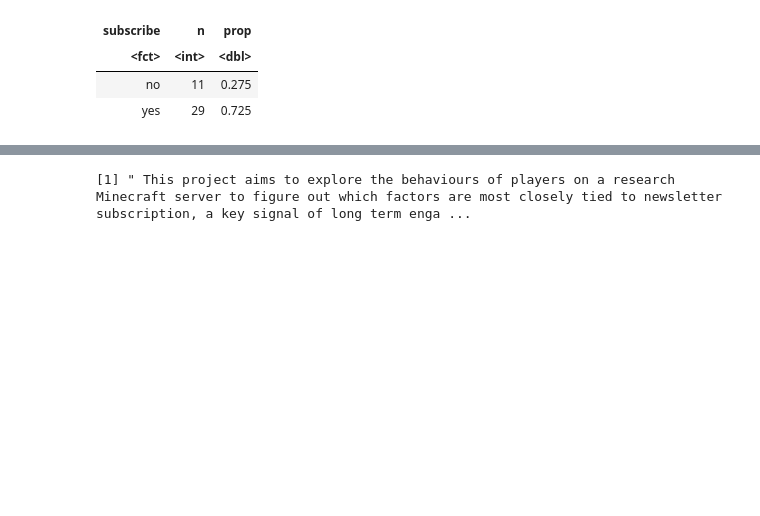
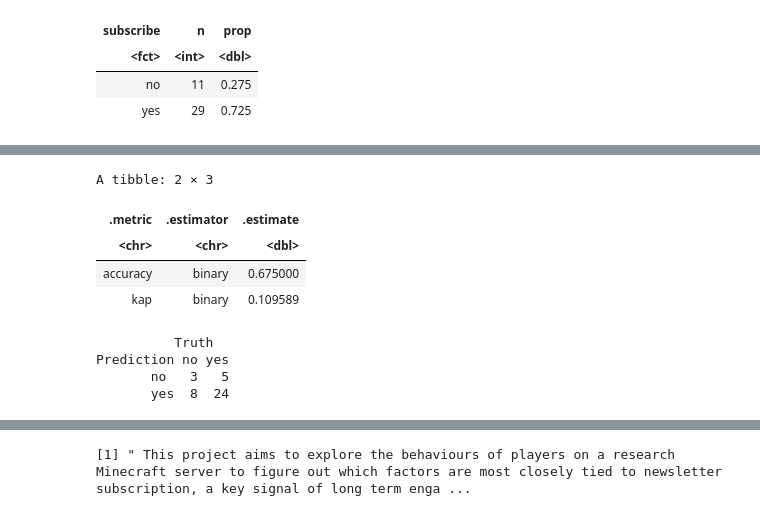
Before and after one commit to daniel-zouli/Dsci-100-Final-Project-Report, a Jupyter notebook: Dsci 100 Final Project Report.ipynb, the cells around one changed output, grey strips where cells are left out. Saved outputs shown, nothing was run; the diff lists cells and outputs as text; code cells hidden in the pictures; blank space fills up the shorter version.

```diff
--- a/Dsci 100 Final Project Report.ipynb
+++ b/Dsci 100 Final Project Report.ipynb
@@ -304,0 +347,32 @@ k_grid <- tibble(neighbors = seq(1, 51, by = 2))
+# %%
+best_knn_hours <- knn_spec |>
+  finalize_model(tibble(neighbors = best_k_hours))
+
+wf_hours <- workflow() |>
+  add_recipe(rec_hours) |>
+  add_model(best_knn_hours)
+
+fit_hours <- wf_hours |>
+  fit(data = players_train)
+
+pred_hours <- predict(fit_hours, players_test) |>
+  bind_cols(players_test)
+
+metrics_hours <- pred_hours |>
+  metrics(truth = subscribe, estimate = .pred_class)
+
+cm_hours <- pred_hours |>
+  conf_mat(truth = subscribe, estimate = .pred_class)
+
+metrics_hours
+cm_hours
+# %% [output]
+A tibble: 2 × 3
+| .metric | .estimator | .estimate |
+| <chr> | <chr> | <dbl> |
+| accuracy | binary | 0.675000 |
+| kap | binary | 0.109589 |
+          Truth
+Prediction no yes
+       no   3   5
+       yes  8  24
```
Also changed, not shown: parts of 6 cells of this notebook.
